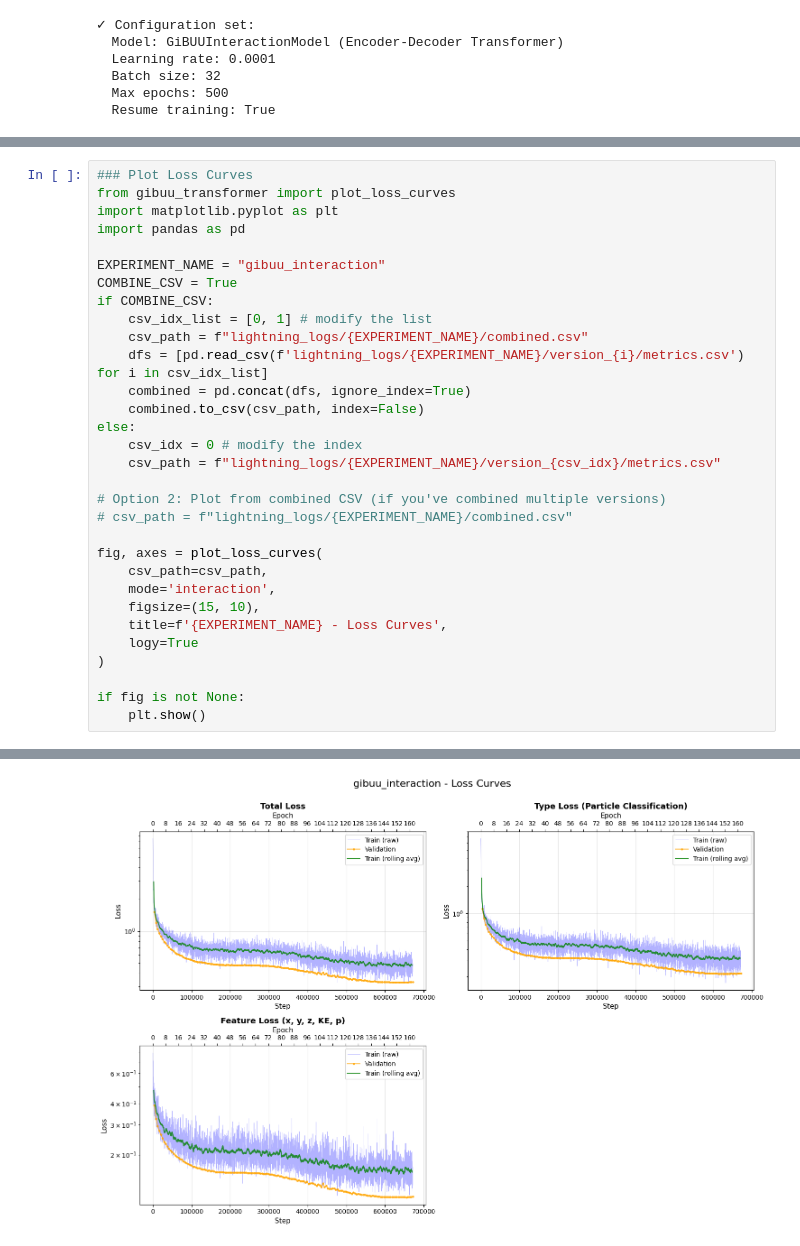
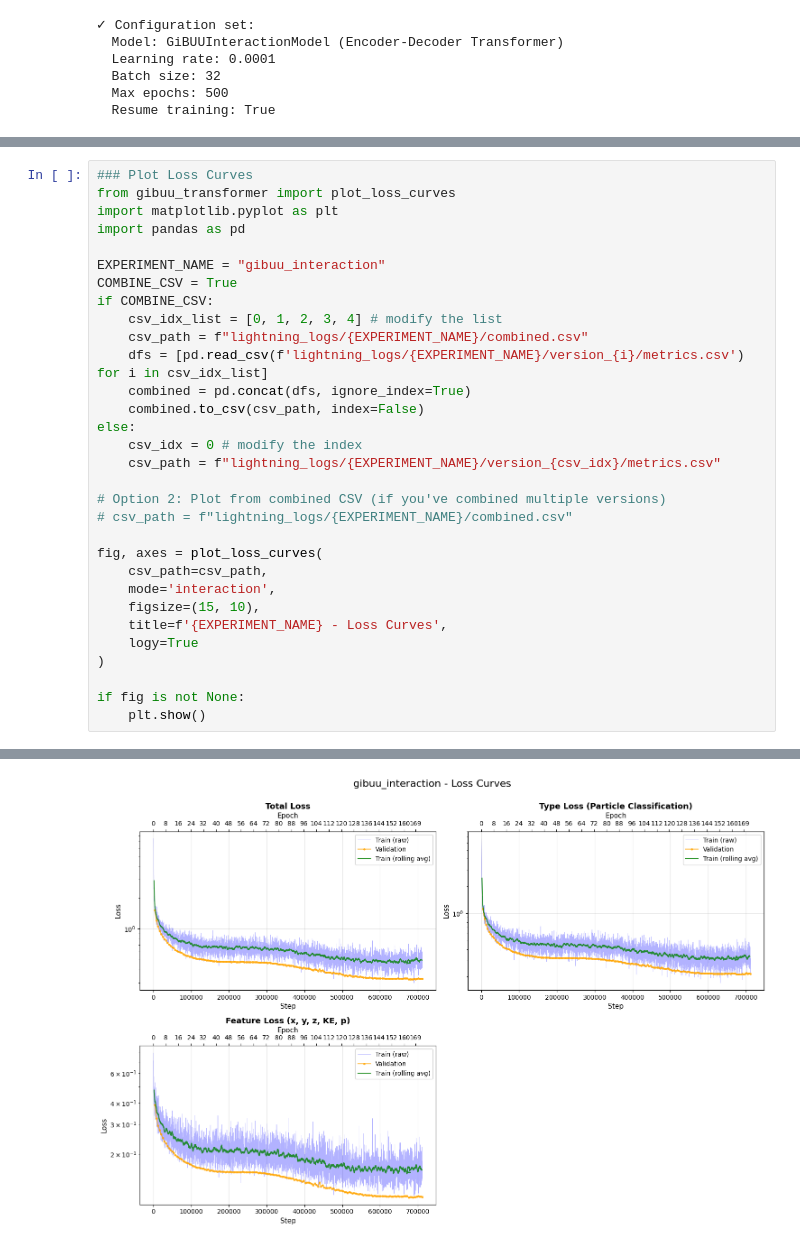
Before and after one commit to Yinrui-Liu/GiBUU_viz, a Jupyter notebook: GiBUU_interaction.ipynb, the cells around one changed output, grey strips where cells are left out. Saved outputs shown, nothing was run; the diff lists cells and outputs as text.

Commit message:
Added test cells and validation plots

```diff
--- a/GiBUU_interaction.ipynb
+++ b/GiBUU_interaction.ipynb
@@ -435,7 +411,7 @@ import pandas as pd
 EXPERIMENT_NAME = "gibuu_interaction"
 COMBINE_CSV = True
 if COMBINE_CSV:
-    csv_idx_list = [0, 1] # modify the list
+    csv_idx_list = [0, 1, 2, 3, 4] # modify the list
     csv_path = f"lightning_logs/{EXPERIMENT_NAME}/combined.csv"
     dfs = [pd.read_csv(f'lightning_logs/{EXPERIMENT_NAME}/version_{i}/metrics.csv') for i in csv_idx_list]
     combined = pd.concat(dfs, ignore_index=True)
@@ -471,5 +447,5 @@ FINAL LOSS VALUES (Epoch 161):
 ======================================================================
-[figure, old version]
+[figure, new version]
 # %% [markdown]
 ---
 
```
Also changed, not shown: parts of 23 cells of this notebook, 1 other file.
